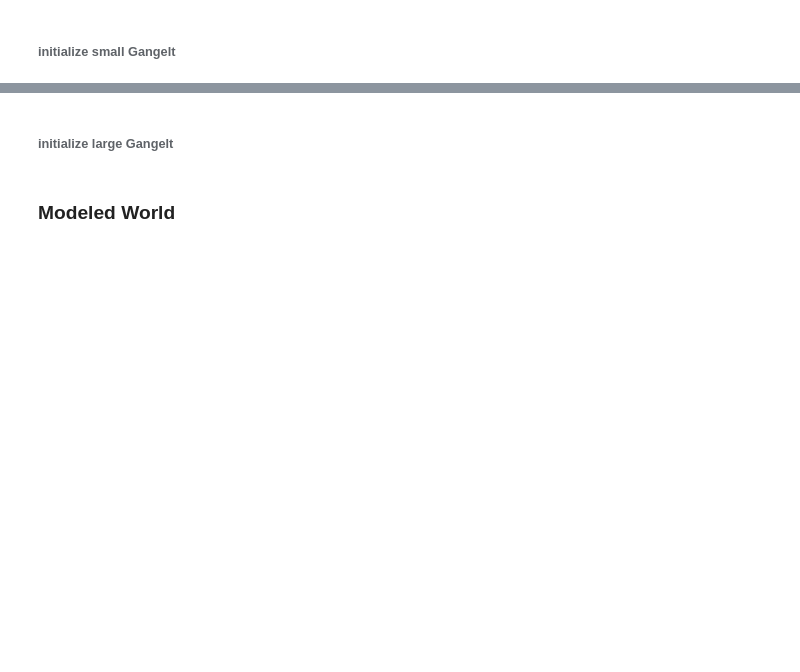
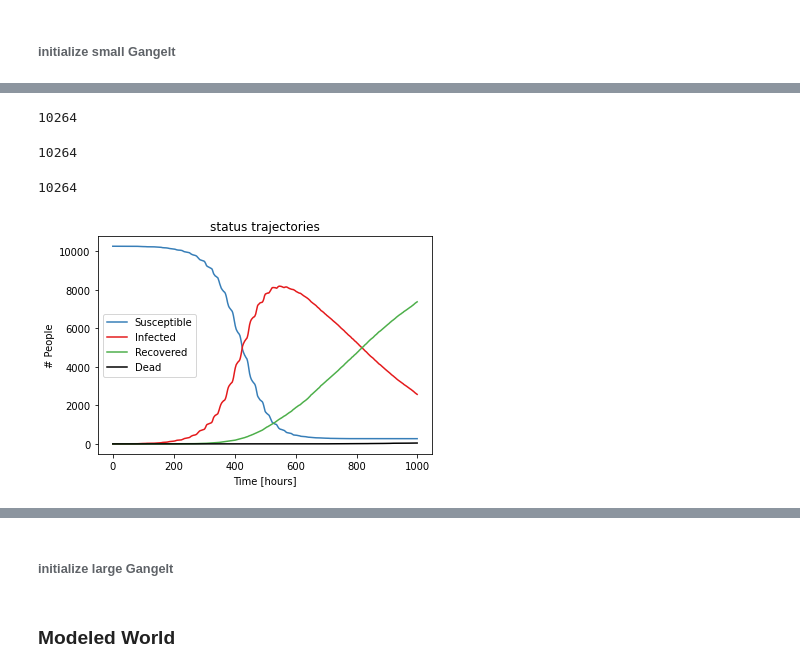
Before and after one commit to joba-1/Corona_Model, a Jupyter notebook: RUN_CoronaABM_3.ipynb, the cells around one changed output, grey strips where cells are left out. Cells and saved outputs as stored; diff of their text form; code cells hidden in the pictures; blank space fills up the shorter version.

```diff
--- a/RUN_CoronaABM_3.ipynb
+++ b/RUN_CoronaABM_3.ipynb
@@ -27,7 +30,7 @@ geofiles = {0:'Buildings_Bad_Feilnbach_MA_0_5.csv',
 # %% [markdown]
 ###### initialize small Gangelt
 # %%
-pick = 7
+pick = 4
 # %%
 #%reload_ext autoreload not working with pickel
 # %%
@@ -38,0 +49,11 @@ Number of agents: 7449
+# %%
+sim1 = Simulation(modeledWorld1, 200, run_immediately=False)
+sim1.change_agent_attributes({'all':{'behaviour_as_infected':{'value':0.3,'type':'replacement'}}})
+sim1.interaction_frequency=2
+# %%
+psum = 0
+for loc in sim1.locations.values():
+    psum += len(loc.people_present)
+psum
+# %% [output]
+10264
@@ -38,0 +63,24 @@ Number of agents: 7449
+# %%
+psum = 0
+for loc in sim1.locations.values():
+    psum += len(loc.people_present)
+psum
+# %% [output]
+10264
+# %%
+sim1.time_steps = 200
+sim1.simulate()
+#sim1.plot_status_timecourse()
+# %%
+psum = 0
+for loc in sim1.locations.values():
+    psum += len(loc.people_present)
+psum
+# %% [output]
+10264
+# %%
+sim1.time_steps = 600
+sim1.simulate()
+sim1.plot_status_timecourse()
+# %% [output]
+[figure, added]
```
Also changed, not shown: parts of 22 cells of this notebook, 2 other files.
